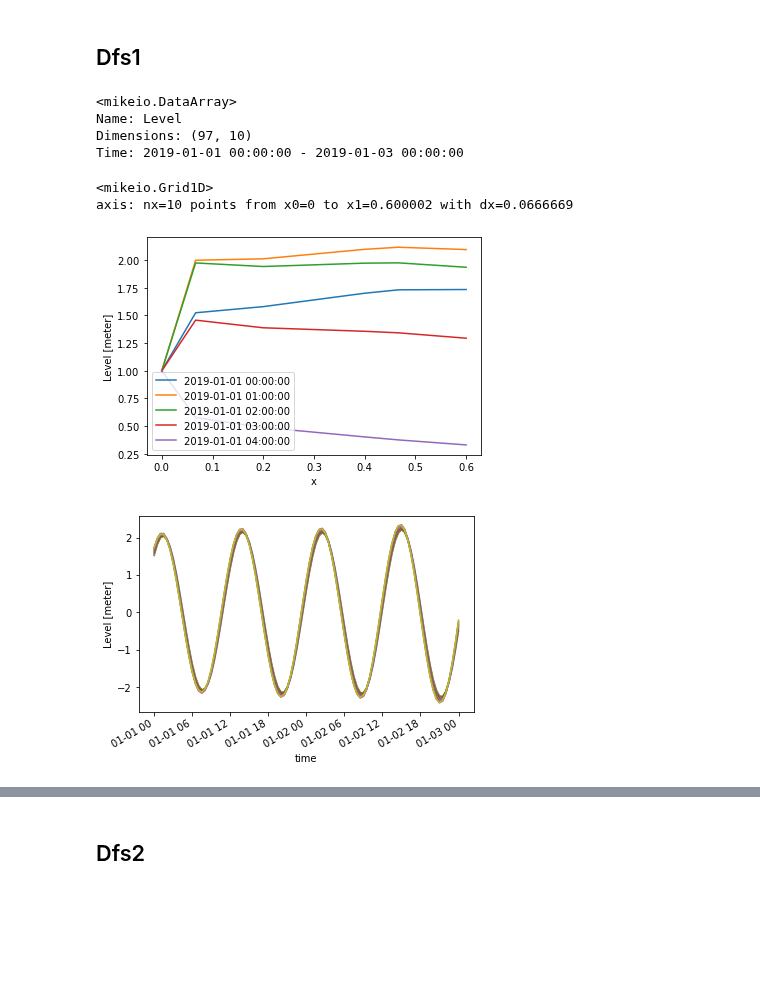
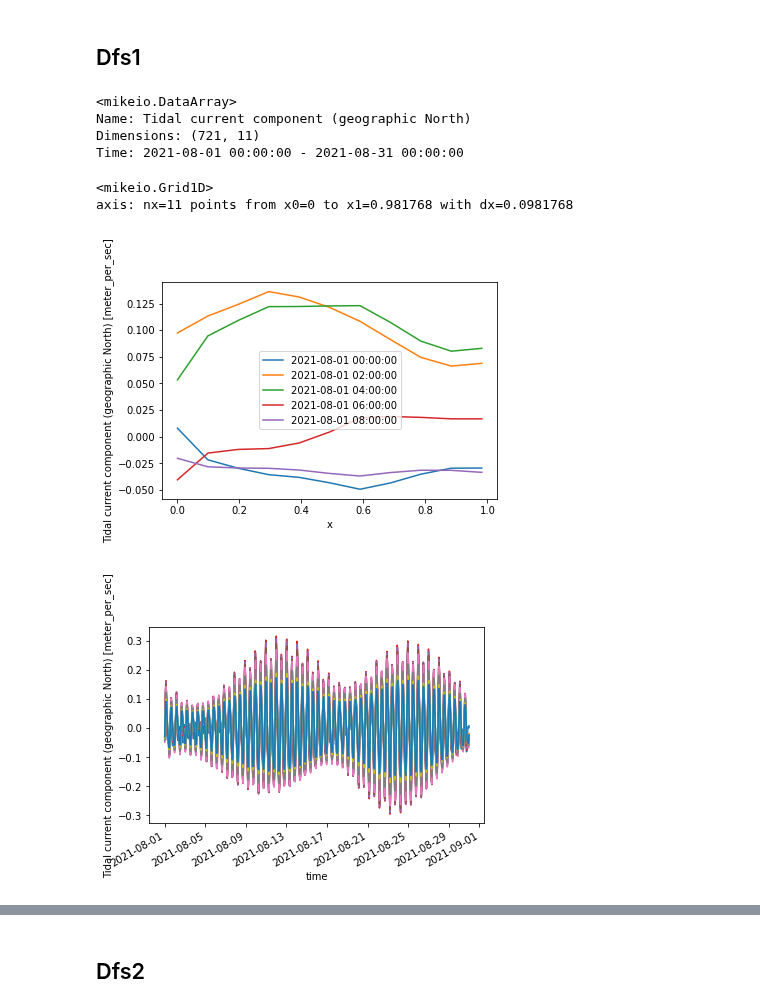
Before and after one commit to DHI/mikeio, a Jupyter notebook: notebooks/DataArray - Dfs123 plotting.ipynb, the cells around one changed output, grey strips where cells are left out. Cells and saved outputs as stored; diff of their text form; code cells hidden in the pictures; blank space fills up the shorter version.

```diff
--- a/notebooks/DataArray - Dfs123 plotting.ipynb
+++ b/notebooks/DataArray - Dfs123 plotting.ipynb
@@ -10,27 +10,27 @@ import mikeio
 # %% [markdown]
 ## Dfs1
 # %%
-ds = mikeio.read("../tests/testdata/tide1.dfs1")
+ds = mikeio.read("../tests/testdata/vu_tide_hourly.dfs1")
 da = ds[0]
 da
 # %% [output]
 <mikeio.DataArray>
-Name: Level
-Dimensions: (97, 10)
-Time: 2019-01-01 00:00:00 - 2019-01-03 00:00:00
+Name: Tidal current component (geographic North)
+Dimensions: (721, 11)
+Time: 2021-08-01 00:00:00 - 2021-08-31 00:00:00
 # %%
 da.geometry
 # %% [output]
 <mikeio.Grid1D>
-axis: nx=10 points from x0=0 to x1=0.600002 with dx=0.0666669
+axis: nx=11 points from x0=0 to x1=0.981768 with dx=0.0981768
 # %%
 steps = slice(0,10,2)
 ax=da[steps].plot()
 ax.legend(da[steps].time);
 # %% [output]
-[figure, old version]
+[figure, new version]
 # %%
-# plot all points on line (except left endpoint) as time series
-da[:,1:].plot.timeseries();
+# plot all points on line as time series
+da.plot.timeseries();
 # %% [output]
-[figure, old version]
+[figure, new version]
```
Also changed, not shown: parts of 3 cells of this notebook.
